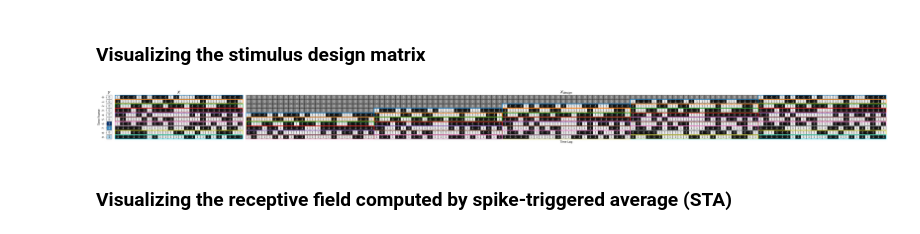
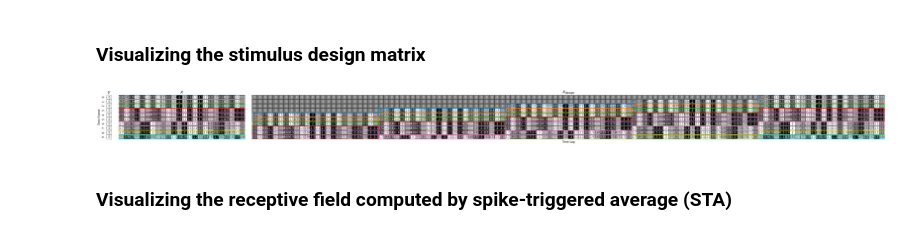
Before and after one commit to huangziwei/notebooks_RFEst, a Jupyter notebook: tutorials_igorcourse/tutorial.ipynb, the cells around one changed output. Saved outputs shown, nothing was run; the diff lists cells and outputs as text; code cells hidden in the pictures.

```diff
--- a/tutorials_igorcourse/tutorial.ipynb
+++ b/tutorials_igorcourse/tutorial.ipynb
@@ -306,5 +326,5 @@ ax.spines['right'].set_visible(False)
 # %% [markdown]
 # 2D RF Example (Rust, et al., 2005)
 # %%
-data2d = fetch_data(1)
+data2d = fetch_data(2)
 # %% [output]
@@ -312,8 +332,9 @@ data2d = fetch_data(1)
 Loading data...
 Done.
 # %%
-X = data2d['stim'].T
-y = data2d['spikes_per_frm']
+X = data2d['X']
+y = data2d['y']
+dt = data2d['dt']
 # %% [markdown]
 The best thing about this dataset is that the X and y are already aligend.
 # %%
@@ -339,32 +382,32 @@ animate(Ximg[:20], dt=0.25, cmap=plt.cm.binary, reverse=False)
 Xdsgn = build_design_matrix(X[:24, :24], 5)
 # %%
 fig, ax = plt.subplots(1, 3, gridspec_kw={'width_ratios': [1, 24, 24*5]}, figsize=(40, 3))
-sns.heatmap(y[:10], annot=True, cmap=plt.cm.Blues, linewidths=1, linecolor='gray', cbar=False,
+sns.heatmap(y[:, None][:10], annot=True, cmap=plt.cm.Blues, linewidths=1, linecolor='gray', cbar=False,
             ax=ax[0], xticklabels=False, yticklabels=True)
 
-sns.heatmap(X[:10], annot=True, cmap='binary_r', linewidths=0.01, linecolor='black', cbar=False,
+sns.heatmap(X[:10, :24], annot=True, cmap='binary_r', linewidths=0.01, linecolor='black', cbar=False,
             ax=ax[1], xticklabels=False, yticklabels=False, vmax=1.2, vmin=-1.2)
 
 sns.heatmap(Xdsgn[:10, :], annot=True, cmap='binary_r', linewidths=0.01, linecolor='black', cbar=False,
             ax=ax[2], xticklabels=False, yticklabels=False, vmax=1.2, vmin=-1.2)
 
 ax[0].set_title(r'$y$', fontsize=14)
 ax[0].set_ylabel('Time Frame')
 ax[1].set_title(r'$X$', fontsize=14)
 ax[2].set_title(r'$X_{design}$', fontsize=14)
 ax[2].set_xlabel('Time Lag')
 
 fig.tight_layout()
 for i, (xi, yi) in enumerate([[k, 0] for k in range(10)]):
     rect = patches.Rectangle((yi, xi), 24-0.05, 1-.05, linewidth=3, edgecolor=f'C{i}', facecolor='none')
     ax[1].add_patch(rect)
 
 for j in range(10):
     for i, (xi, yi) in enumerate([[k, 0] for k in range(10)]):
         rect = patches.Rectangle((yi+24*4-24*j, xi+j), 24-0.01, 1-0.04, linewidth=3, edgecolor=f'C{i}', facecolor='none', zorder=10)
         ax[2].add_patch(rect)
 # %% [output]
-[figure, old version]
+[figure, new version]
 # %% [markdown]
 ### Visualizing the receptive field computed by spike-triggered average (STA)
 # %%
```
Also changed, not shown: parts of 43 cells of this notebook, 4 other files.
